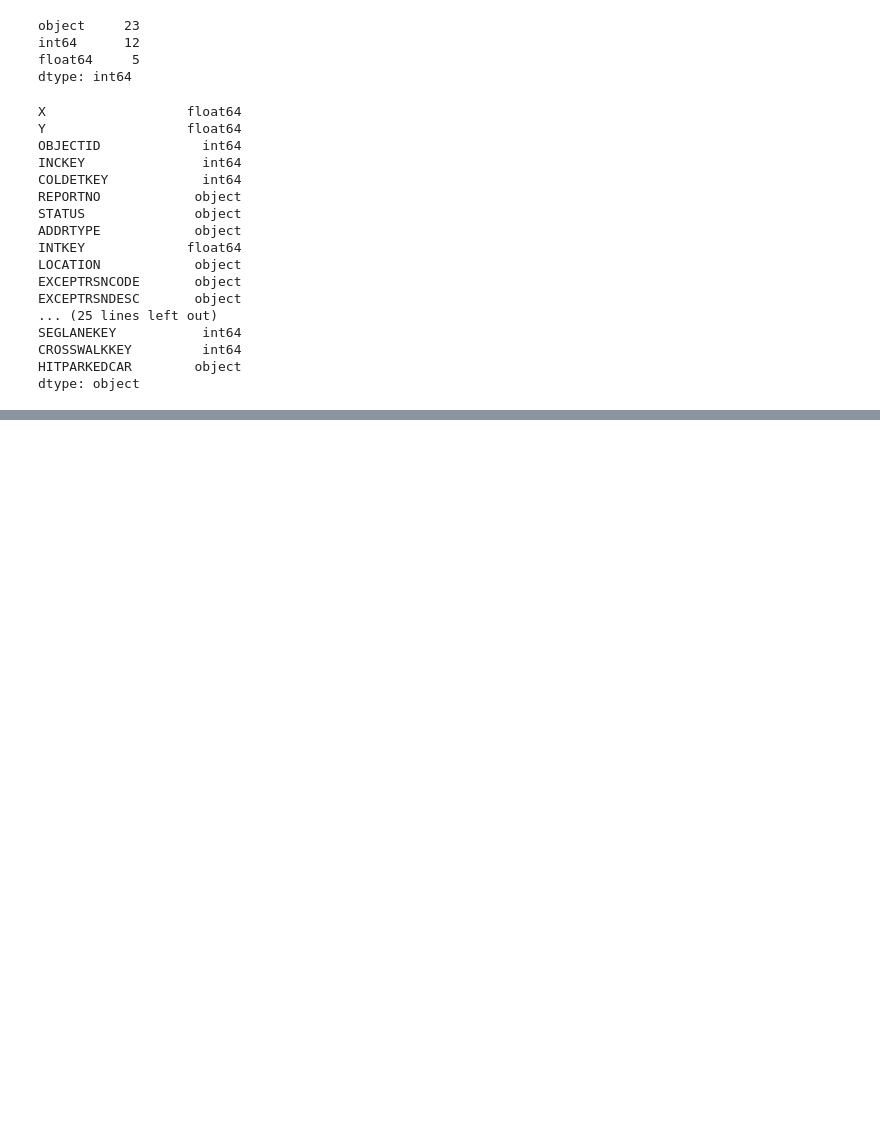
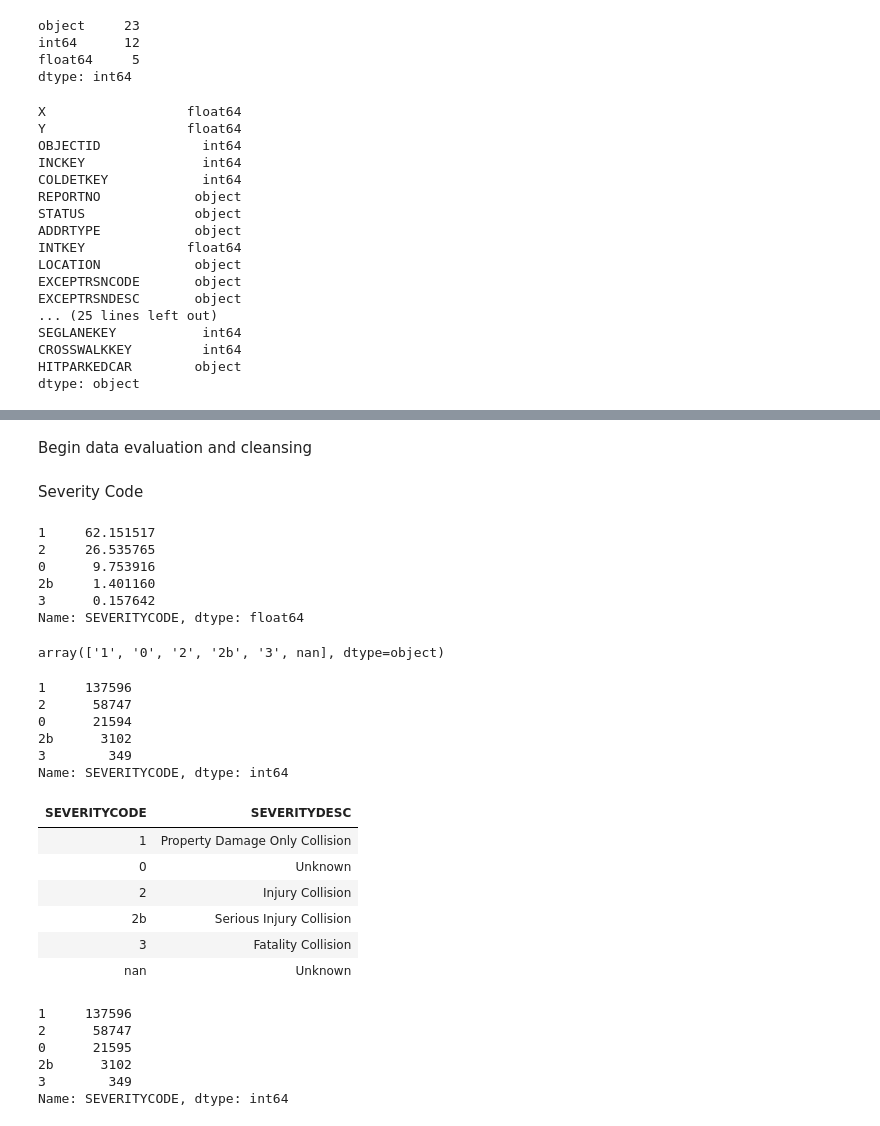
Before and after one commit to 1905jerry/Coursera_Capstone, a Jupyter notebook: Coursera_Capstone Project.ipynb, the cells around one changed output, grey strips where cells are left out. Drawn from its saved outputs; the diff is of its cells as text; code cells hidden in the pictures; blank space fills up the shorter version.

```diff
--- a/Coursera_Capstone Project.ipynb
+++ b/Coursera_Capstone Project.ipynb
@@ -6,8 +10,3 @@ import numpy as np
 print("Hello Capstone Project Course!")
 # %% [output]
 Hello Capstone Project Course!
-# %%
-#read the data
-pd.set_option('display.max_columns', None)
-df = pd.read_csv("http://data-seattlecitygis.opendata.arcgis.com/datasets/5b5c745e0f1f48e7a53acec63a0022ab_0.csv")
-print("Data read into dataframe!")
@@ -16,3 +13,20 @@ Data read into dataframe!
+# %%
+## Since the Seattle dataset is updated frequently, I have uploaded a copy of the dataset from September 17, 2020, in order to have a stable basis for analysis.
+import types
+from botocore.client import Config
+import ibm_boto3
+
+def __iter__(self): return 0
+
+# @hidden_cell
+# The following code accesses a file in your IBM Cloud Object Storage. It includes your credentials.
+# You might want to remove those credentials before you share the notebook.
+Credentials removed.
+    (Bucket='machinelearningwithpythoncapstone-donotdelete-pr-xaydtjk8mqldvq',Key='Collisions .csv')['Body']
+# add missing __iter__ method, so pandas accepts body as file-like object
+if not hasattr(body, "__iter__"): body.__iter__ = types.MethodType( __iter__, body )
+
+df = pd.read_csv(body)
 # %%
 # A cursory analysis of the data
 df.head()
@@ -68,0 +104,3 @@ dtype: object
+# %%
+### There are several attributes which have no value for further analysis, let's drop them.
+df1 = df.drop(['OBJECTID', 'INCKEY', 'COLDETKEY', 'REPORTNO', 'STATUS', 'INTKEY', 'SDOT_COLCODE', 'SDOT_COLDESC', 'ST_COLCODE', 'ST_COLDESC', 'SEGLANEKEY', 'CROSSWALKKEY', 'SDOTCOLNUM'],axis=1)
@@ -68,0 +111,3 @@ dtype: object
+# %%
+### Overlay to original df name
+df = df1
@@ -68,0 +139,37 @@ dtype: object
+# %% [markdown]
+Begin data evaluation and cleansing
+# %% [markdown]
+Severity Code
+# %%
+df["SEVERITYCODE"].value_counts(normalize=True)*100
+# %% [output]
+1     62.151517
+2     26.535765
+0      9.753916
+2b     1.401160
+3      0.157642
+Name: SEVERITYCODE, dtype: float64
+# %%
+df["SEVERITYCODE"].unique()
+# %% [output]
+array(['1', '0', '2', '2b', '3', nan], dtype=object)
+# %%
+df["SEVERITYCODE"].value_counts()
+# %% [output]
+1     137596
+2      58747
+0      21594
+2b      3102
+3        349
+Name: SEVERITYCODE, dtype: int64
+# %%
+dftemp = df[["SEVERITYCODE", "SEVERITYDESC"]]
+dftemp[~(dftemp.duplicated())].style.hide_index()
+# %% [output]
+| SEVERITYCODE | SEVERITYDESC |
+| 1 | Property Damage Only Collision |
+| 0 | Unknown |
+| 2 | Injury Collision |
+| 2b | Serious Injury Collision |
+| 3 | Fatality Collision |
+| nan | Unknown |
@@ -68,0 +179,9 @@ dtype: object
+# %%
+df["SEVERITYCODE"].value_counts()
+# %% [output]
+1     137596
+2      58747
+0      21595
+2b      3102
+3        349
+Name: SEVERITYCODE, dtype: int64
```
Also changed, not shown: parts of 31 cells of this notebook.
